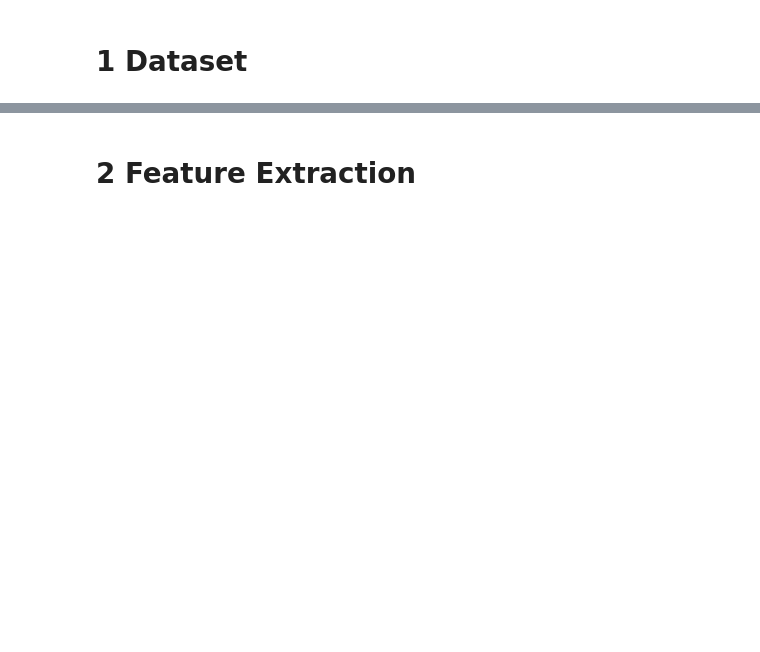
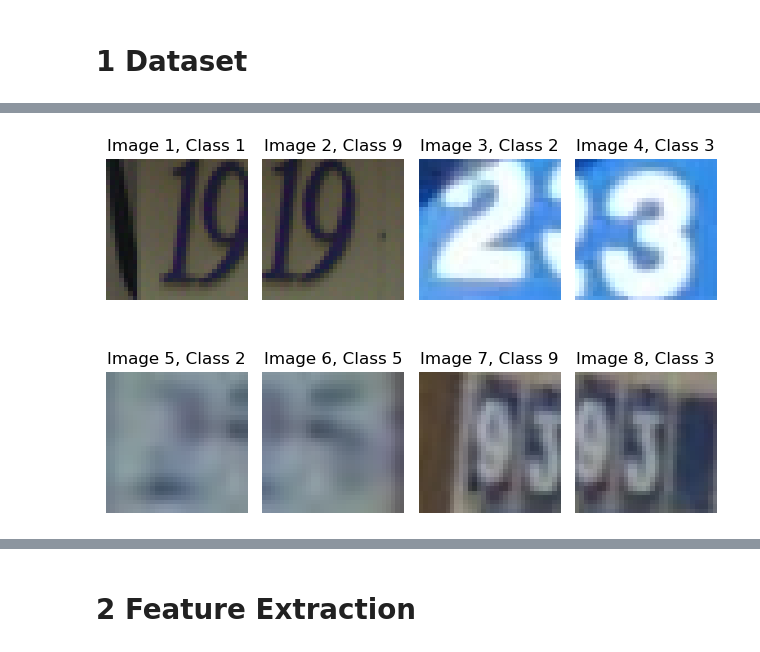
Before and after one commit to LouisSko/pattern-recognition-term-project, a Jupyter notebook: project_1.ipynb, the cells around one changed output, grey strips where cells are left out. Cells and saved outputs as stored; diff of their text form; code cells hidden in the pictures; blank space fills up the shorter version.

```diff
--- a/project_1.ipynb
+++ b/project_1.ipynb
@@ -78,0 +54,4 @@ plt.show()
+# %%
+plot_images(train_images, train_labels, rows=2, cols=4)
+# %% [output]
+[figure, added]
```
Also changed, not shown: parts of 163 cells of this notebook, 5 other files.
